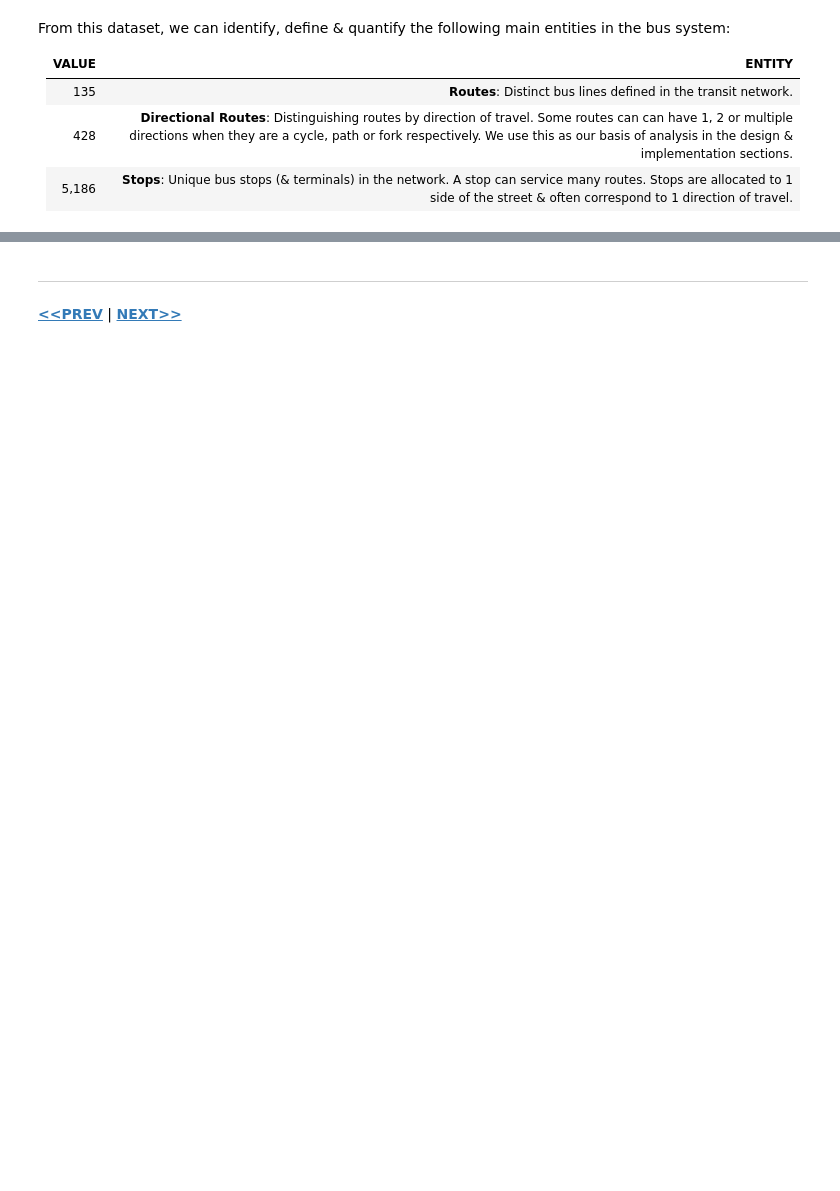
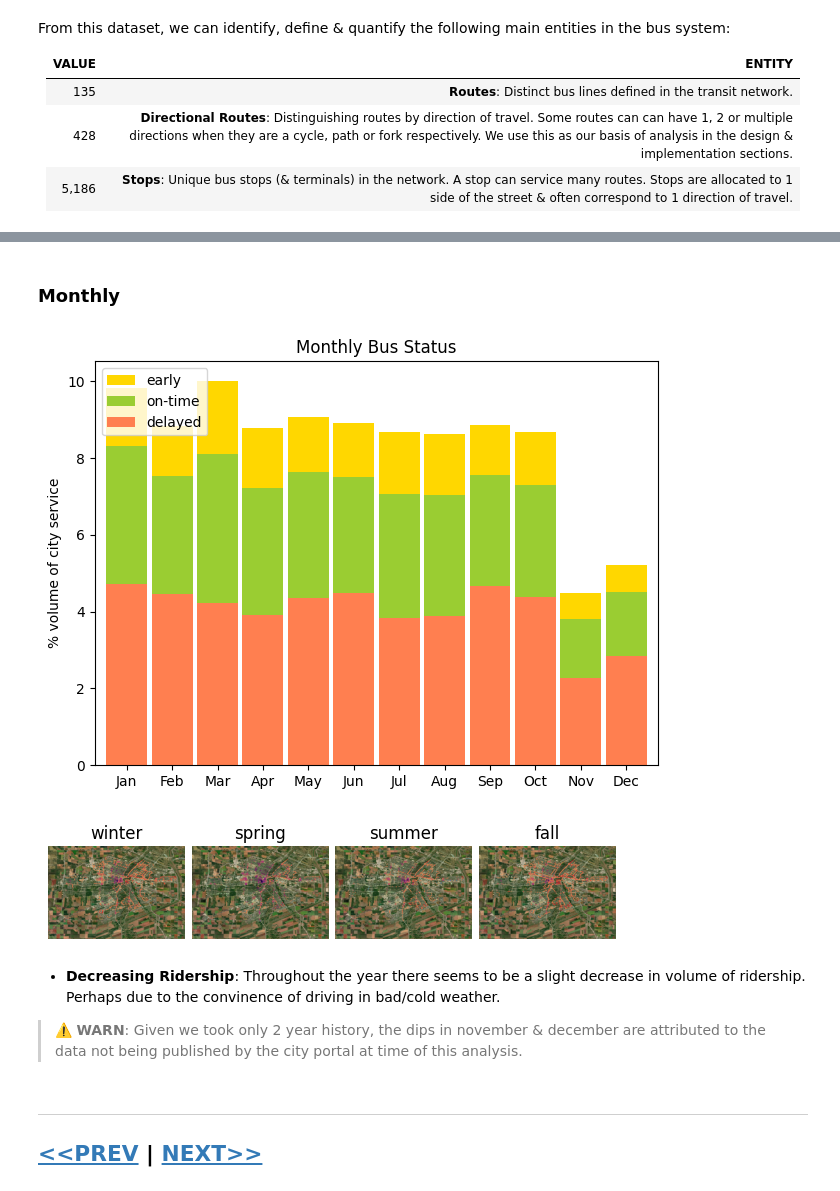
Before and after one commit to eangius/Transit, a Jupyter notebook: notebooks/part1_insights.ipynb, the cells around one changed output, grey strips where cells are left out. Drawn from its saved outputs; the diff is of its cells as text; code cells hidden in the pictures; blank space fills up the shorter version.

Commit message:
finished part1

```diff
--- a/notebooks/part1_insights.ipynb
+++ b/notebooks/part1_insights.ipynb
@@ -149,4 +177,15 @@ plot_hot_zone_image_row("weekly", items=["workday", "weekend"])
+# %% [markdown]
+### Monthly
+# %%
+plot_histogram(df, freq_lbl='monthly')
+plot_heatmap_img(lbl="seasonal", items=["winter", "spring", "summer", "fall"])
+# %% [output]
+[figure, added]
+[figure, added]
+# %% [markdown]
+* **Decreasing Ridership**: Throughout the year there seems to be a slight decrease in volume of ridership. Perhaps due to the convinence of driving in bad/cold weather.
+
+> ⚠️ **WARN**: Given we took only 2 year history, the dips in november & december are attributed to the data not being published by the city portal at time of this analysis.
 # %% [markdown]
 ----
-**[<<PREV](part1_insights.ipynb)** |
-**[NEXT>>](part2_design.ipynb)**
+## **[<<PREV](part1_insights.ipynb)** | **[NEXT>>](part2_design.ipynb)**
```
Also changed, not shown: parts of 19 cells of this notebook, 3 other files.
